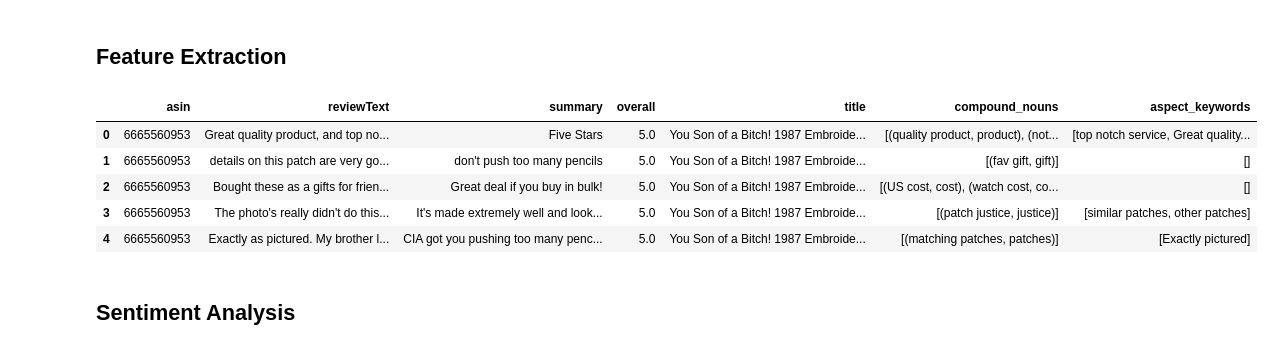
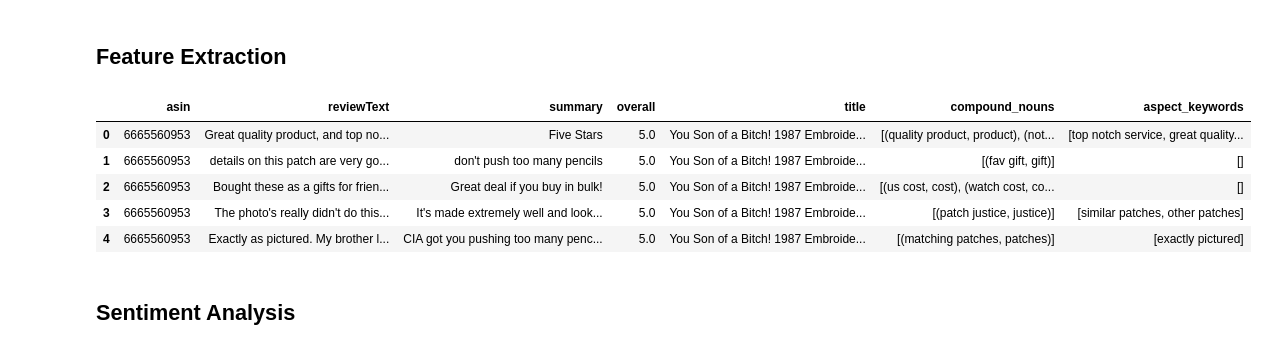
Before and after one commit to esragucukbel/NLP_Term_Project, a Jupyter notebook: NLP_Project.ipynb, the cells around one changed output. Saved outputs shown, nothing was run; the diff lists cells and outputs as text; code cells hidden in the pictures.

```diff
--- a/NLP_Project.ipynb
+++ b/NLP_Project.ipynb
@@ -102,9 +102,20 @@ df_joined_dataset
 ## Feature Extraction <a class="anchor" id="section_1_2"></a>
 # %%
 nlp = spacy.load("en_core_web_sm")
+# %%
+def decontracted(phrase):
+    phrase = re.sub(r"n\'t", " not", phrase)
+    phrase = re.sub(r"\'re", " are", phrase)
+    phrase = re.sub(r"\'s", " is", phrase)
+    phrase = re.sub(r"\'d", " would", phrase)
+    phrase = re.sub(r"\'ll", " will", phrase)
+    phrase = re.sub(r"\'t", " not", phrase)
+    phrase = re.sub(r"\'ve", " have", phrase)
+    phrase = re.sub(r"\'m", " am", phrase)
+    return phrase
 # %%
 # Due to speed of processing only a part of data was included.
-df_joined_dataset = df_joined_dataset.iloc[0:5000,:]
+df_joined_dataset = df_joined_dataset.iloc[0:10000,:]
 
 aspect_terms = []
 comp_terms = []
@@ -114,8 +125,9 @@ for x in tqdm(range(len(df_joined_dataset))):
     compound_pairs = []
     xcomp_pairs = []
     neg_pairs = []
-    if len(str(df_joined_dataset['reviewText'][x])) != 0:
-        lines = str(df_joined_dataset['reviewText'][x]).split('.')
+    if (len(str(df_joined_dataset['reviewText'][x])) > 3):
+        sent_doc = nlp(df_joined_dataset['reviewText'][x])
+        lines = [decontracted(str(sent.string.strip()).lower()) for sent in sent_doc.sents]
         for line in lines:
             doc = nlp(line)
             str1=''
@@ -141,38 +153,38 @@ for x in tqdm(range(len(df_joined_dataset))):
                             advmod_pairs.append(j.text+' '+token.text)
                         if j.dep_ == 'neg' and j.pos_ == 'ADV':
                             neg_pairs.append(j.text+' '+token.text)
                     for j in token.rights:
                         if j.dep_ == 'advmod'and j.pos_ == 'ADV':
                             advmod_pairs.append(token.text+' '+j.text)
                 if token.pos_ == 'ADJ':
                     for j,h in zip(token.rights,token.lefts):
                         if j.dep_ == 'xcomp' and h.dep_ != 'neg':
                             for k in j.lefts:
                                 if k.dep_ == 'aux':
                                     xcomp_pairs.append(token.text+' '+k.text+' '+j.text)
                         elif j.dep_ == 'xcomp' and h.dep_ == 'neg':
                             if k.dep_ == 'aux':
                                     neg_pairs.append(h.text +' '+token.text+' '+k.text+' '+j.text)
         pairs = list(set(amod_pairs+advmod_pairs+neg_pairs+xcomp_pairs))
         for i in range(len(pairs)):
             if len(compound_pairs)!=0:
                 for comp in compound_pairs:
                     mtch = re.search(re.escape(comp[1]),re.escape(pairs[i]))
                     if mtch is not None:
                         pairs[i] = pairs[i].replace(mtch.group(),comp[0])
     aspect_terms.append(pairs)
     comp_terms.append(compound_pairs)
 
 df_joined_dataset['compound_nouns'] = comp_terms
 df_joined_dataset['aspect_keywords'] = aspect_terms
 df_joined_dataset.head()
 # %% [output]
 |  | asin | reviewText | summary | overall | title | compound_nouns | aspect_keywords |
-| 0 | 6665560953 | Great quality product, and top no... | Five Stars | 5.0 | You Son of a Bitch! 1987 Embroide... | [(quality product, product), (not... | [top notch service, Great quality... |
+| 0 | 6665560953 | Great quality product, and top no... | Five Stars | 5.0 | You Son of a Bitch! 1987 Embroide... | [(quality product, product), (not... | [top notch service, great quality... |
 | 1 | 6665560953 | details on this patch are very go... | don't push too many pencils | 5.0 | You Son of a Bitch! 1987 Embroide... | [(fav gift, gift)] | [] |
-| 2 | 6665560953 | Bought these as a gifts for frien... | Great deal if you buy in bulk! | 5.0 | You Son of a Bitch! 1987 Embroide... | [(US cost, cost), (watch cost, co... | [] |
+| 2 | 6665560953 | Bought these as a gifts for frien... | Great deal if you buy in bulk! | 5.0 | You Son of a Bitch! 1987 Embroide... | [(us cost, cost), (watch cost, co... | [] |
 | 3 | 6665560953 | The photo's really didn't do this... | It's made extremely well and look... | 5.0 | You Son of a Bitch! 1987 Embroide... | [(patch justice, justice)] | [similar patches, other patches] |
-| 4 | 6665560953 | Exactly as pictured. My brother l... | CIA got you pushing too many penc... | 5.0 | You Son of a Bitch! 1987 Embroide... | [(matching patches, patches)] | [Exactly pictured] |
+| 4 | 6665560953 | Exactly as pictured. My brother l... | CIA got you pushing too many penc... | 5.0 | You Son of a Bitch! 1987 Embroide... | [(matching patches, patches)] | [exactly pictured] |
 # %% [markdown]
 ## Sentiment Analysis<a class="anchor" id="section_1_3"></a>
 # %%
```
Also changed, not shown: parts of 5 cells of this notebook.
